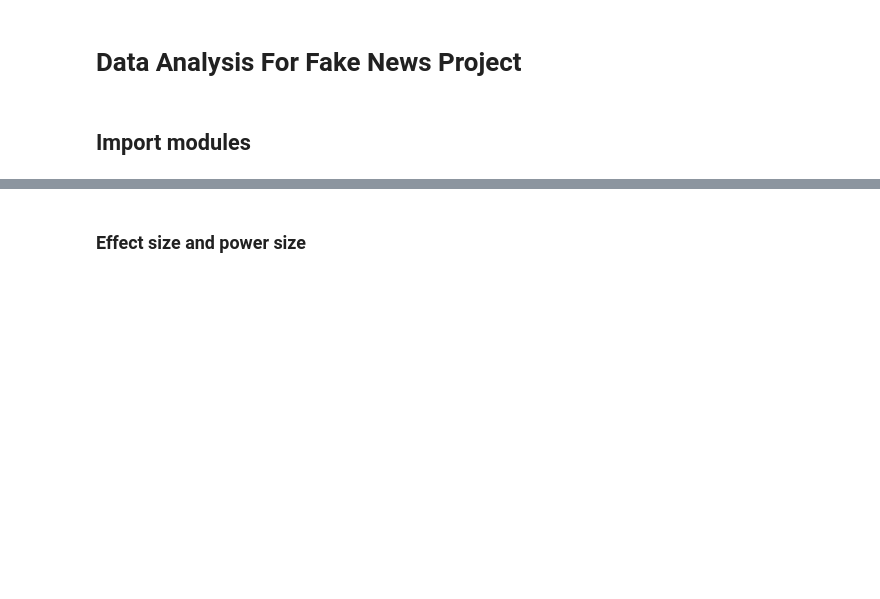
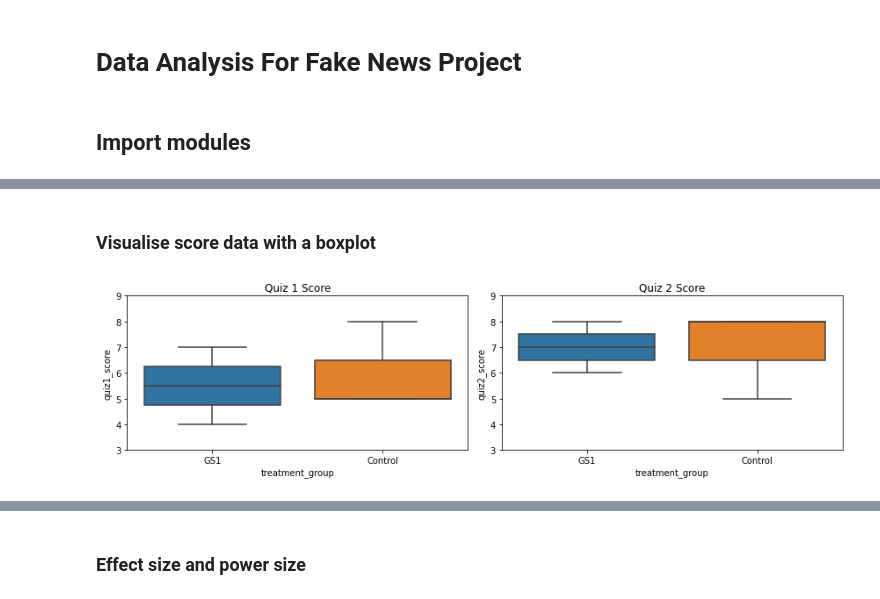
Before and after one commit to psxjs22/DissertationProject, a Jupyter notebook: data_analysis.ipynb, the cells around one changed output, grey strips where cells are left out. Saved outputs shown, nothing was run; the diff lists cells and outputs as text; code cells hidden in the pictures; blank space fills up the shorter version.

```diff
--- a/data_analysis.ipynb
+++ b/data_analysis.ipynb
@@ -344,0 +207,21 @@ interaction         0.2957      0.255      1.158      0.247      -0.205       0.
+# %% [markdown]
+### Visualise score data with a boxplot
+# %%
+plt.figure(figsize=(12, 6))
+
+# Subplot for quiz 1 score
+plt.subplot(2, 2, 1)
+sns.boxplot(x='treatment_group', y='quiz1_score', data=agg_results)
+plt.ylim(3, 9)
+plt.title('Quiz 1 Score')
+
+# Subplot for quiz 2 score
+plt.subplot(2, 2, 2)
+sns.boxplot(x='treatment_group', y='quiz2_score', data=agg_results)
+plt.ylim(3, 9)
+plt.title('Quiz 2 Score')
+
+plt.tight_layout()
+plt.show()
+# %% [output]
+[figure, added]
```
Also changed, not shown: parts of 72 cells of this notebook, 5 other files.
